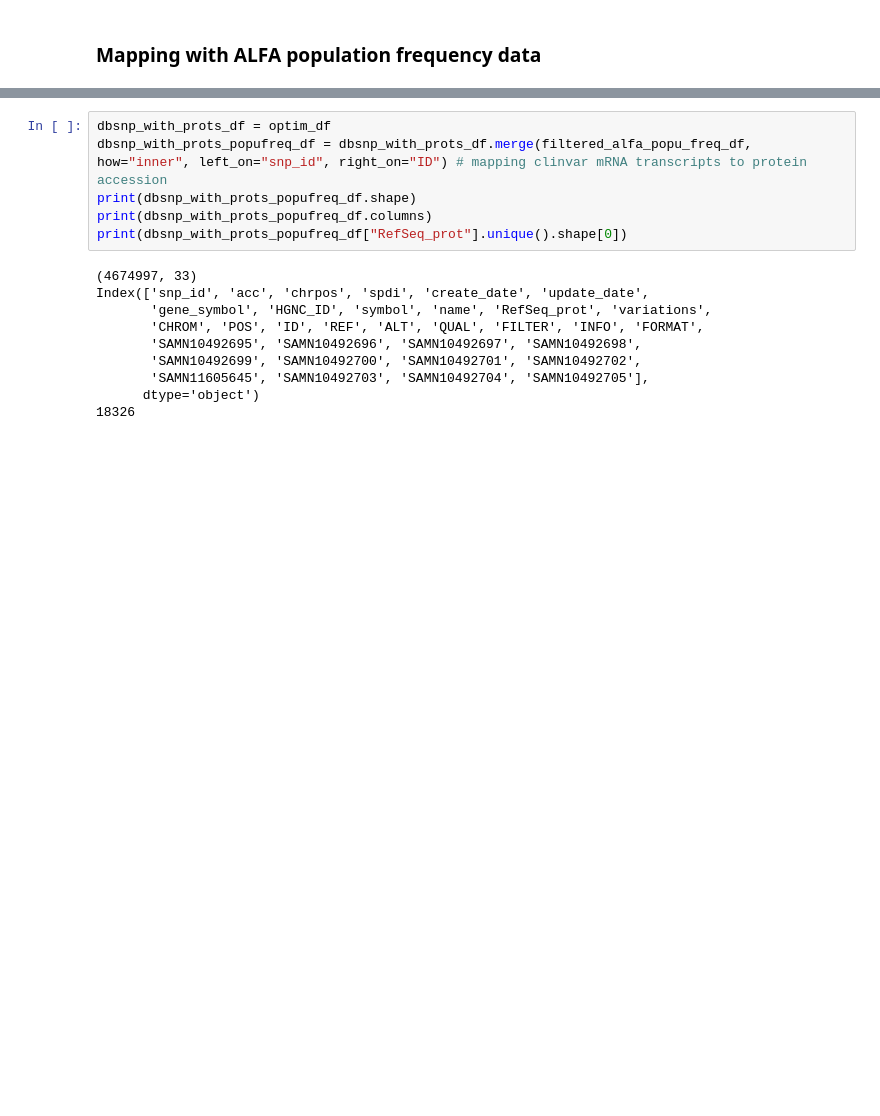
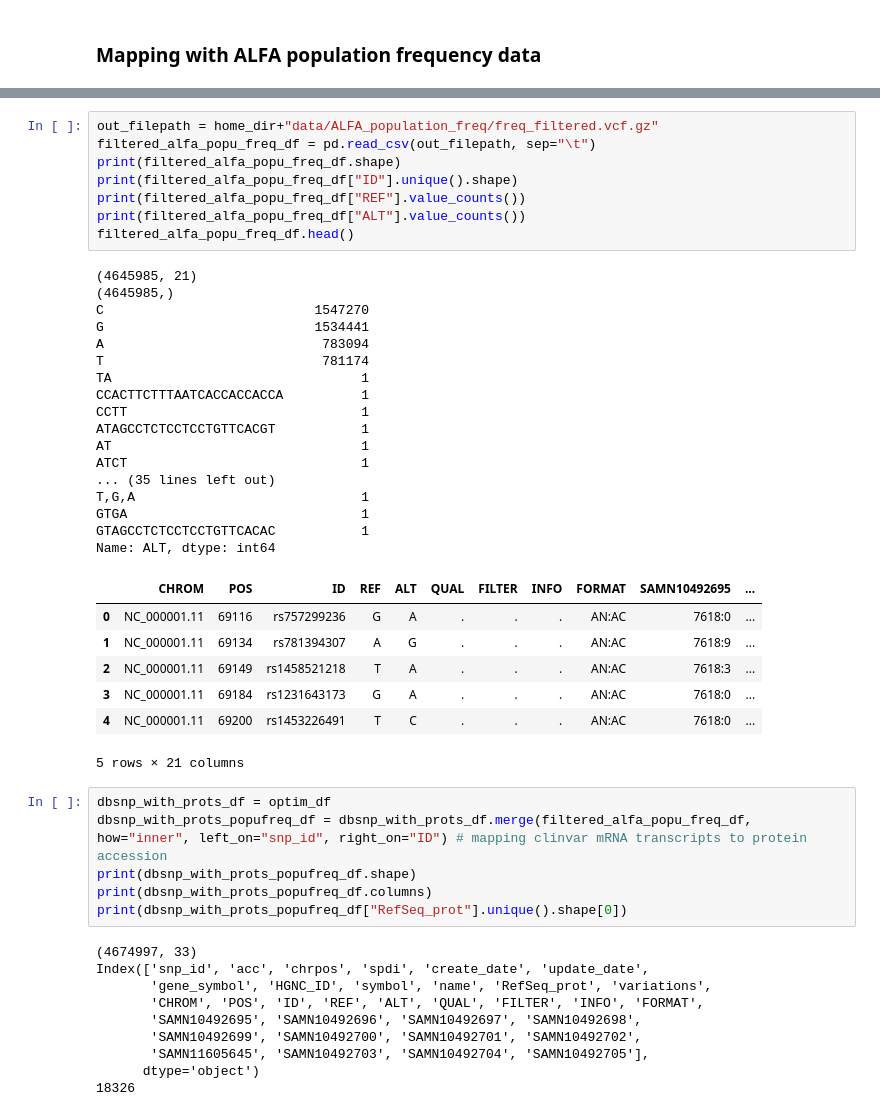
Before and after one commit to akabiraka/variant_effect_analysis, a Jupyter notebook: data_processing/dbsnp_data_cleanup.ipynb, the cells around one changed output, grey strips where cells are left out. Cells and saved outputs as stored; diff of their text form; blank space fills up the shorter version.

```diff
--- a/data_processing/dbsnp_data_cleanup.ipynb
+++ b/data_processing/dbsnp_data_cleanup.ipynb
@@ -237,3 +315,36 @@ len(list(filtered_alfa_popu_freq_df["ID"].unique()))
+# %%
+out_filepath = home_dir+"data/ALFA_population_freq/freq_filtered.vcf.gz"
+filtered_alfa_popu_freq_df = pd.read_csv(out_filepath, sep="\t")
+print(filtered_alfa_popu_freq_df.shape)
+print(filtered_alfa_popu_freq_df["ID"].unique().shape)
+print(filtered_alfa_popu_freq_df["REF"].value_counts())
+print(filtered_alfa_popu_freq_df["ALT"].value_counts())
+filtered_alfa_popu_freq_df.head()
+# %% [output]
+(4645985, 21)
+(4645985,)
+C                           1547270
+G                           1534441
+A                            783094
+T                            781174
+TA                                1
+CCACTTCTTTAATCACCACCACCA          1
+CCTT                              1
+ATAGCCTCTCCTCCTGTTCACGT           1
+AT                                1
+ATCT                              1
+... (35 lines left out)
+T,G,A                             1
+GTGA                              1
+GTAGCCTCTCCTCCTGTTCACAC           1
+Name: ALT, dtype: int64
+|  | CHROM | POS | ID | REF | ALT | QUAL | FILTER | INFO | FORMAT | SAMN10492695 | ... |
+| 0 | NC_000001.11 | 69116 | rs757299236 | G | A | . | . | . | AN:AC | 7618:0 | ... |
+| 1 | NC_000001.11 | 69134 | rs781394307 | A | G | . | . | . | AN:AC | 7618:9 | ... |
+| 2 | NC_000001.11 | 69149 | rs1458521218 | T | A | . | . | . | AN:AC | 7618:3 | ... |
+| 3 | NC_000001.11 | 69184 | rs1231643173 | G | A | . | . | . | AN:AC | 7618:0 | ... |
+| 4 | NC_000001.11 | 69200 | rs1453226491 | T | C | . | . | . | AN:AC | 7618:0 | ... |
+5 rows × 21 columns
 # %%
 dbsnp_with_prots_df = optim_df
 dbsnp_with_prots_popufreq_df = dbsnp_with_prots_df.merge(filtered_alfa_popu_freq_df, how="inner", left_on="snp_id", right_on="ID") # mapping clinvar mRNA transcripts to protein accession
```
Also changed, not shown: parts of 12 cells of this notebook, 13 other files.
